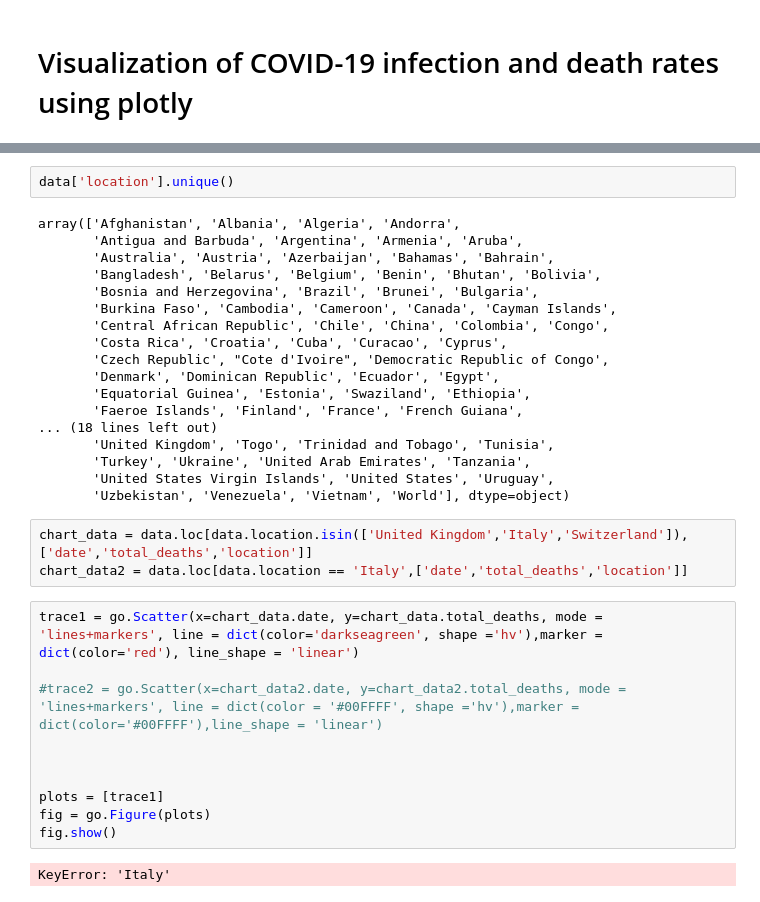
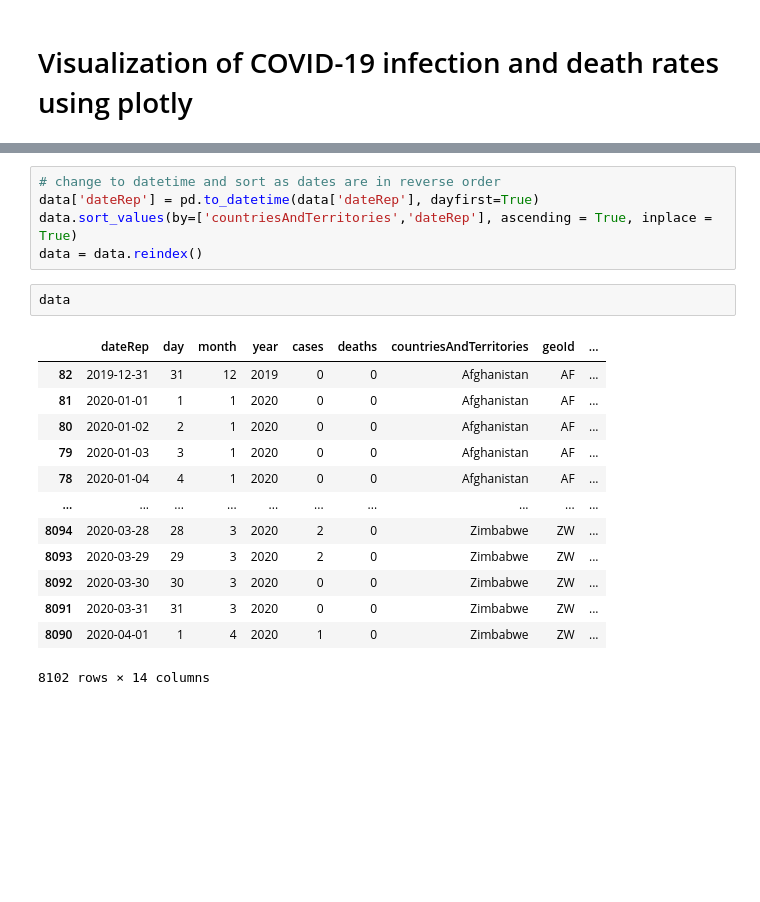
Before and after one commit to LUNDR/covid-19, a Jupyter notebook: plotly_viz.ipynb, the cells around one changed output, grey strips where cells are left out. Saved outputs shown, nothing was run; the diff lists cells and outputs as text; blank space fills up the shorter version.

```diff
--- a/plotly_viz.ipynb
+++ b/plotly_viz.ipynb
@@ -30,35 +55,21 @@ memory usage: 134.5+ KB
+# %%
+# change to datetime and sort as dates are in reverse order
+data['dateRep'] = pd.to_datetime(data['dateRep'], dayfirst=True)
+data.sort_values(by=['countriesAndTerritories','dateRep'], ascending = True, inplace = True)
+data = data.reindex()
 # %%
-data['location'].unique()
+data
 # %% [output]
+|  | dateRep | day | month | year | cases | deaths | countriesAndTerritories | geoId | ... |
+| 82 | 2019-12-31 | 31 | 12 | 2019 | 0 | 0 | Afghanistan | AF | ... |
+| 81 | 2020-01-01 | 1 | 1 | 2020 | 0 | 0 | Afghanistan | AF | ... |
+| 80 | 2020-01-02 | 2 | 1 | 2020 | 0 | 0 | Afghanistan | AF | ... |
+| 79 | 2020-01-03 | 3 | 1 | 2020 | 0 | 0 | Afghanistan | AF | ... |
+| 78 | 2020-01-04 | 4 | 1 | 2020 | 0 | 0 | Afghanistan | AF | ... |
+| ... | ... | ... | ... | ... | ... | ... | ... | ... | ... |
+| 8094 | 2020-03-28 | 28 | 3 | 2020 | 2 | 0 | Zimbabwe | ZW | ... |
+| 8093 | 2020-03-29 | 29 | 3 | 2020 | 2 | 0 | Zimbabwe | ZW | ... |
+| 8092 | 2020-03-30 | 30 | 3 | 2020 | 0 | 0 | Zimbabwe | ZW | ... |
+| 8091 | 2020-03-31 | 31 | 3 | 2020 | 0 | 0 | Zimbabwe | ZW | ... |
+| 8090 | 2020-04-01 | 1 | 4 | 2020 | 1 | 0 | Zimbabwe | ZW | ... |
-array(['Afghanistan', 'Albania', 'Algeria', 'Andorra',
-       'Antigua and Barbuda', 'Argentina', 'Armenia', 'Aruba',
-       'Australia', 'Austria', 'Azerbaijan', 'Bahamas', 'Bahrain',
-       'Bangladesh', 'Belarus', 'Belgium', 'Benin', 'Bhutan', 'Bolivia',
-       'Bosnia and Herzegovina', 'Brazil', 'Brunei', 'Bulgaria',
-       'Burkina Faso', 'Cambodia', 'Cameroon', 'Canada', 'Cayman Islands',
-       'Central African Republic', 'Chile', 'China', 'Colombia', 'Congo',
-       'Costa Rica', 'Croatia', 'Cuba', 'Curacao', 'Cyprus',
-       'Czech Republic', "Cote d'Ivoire", 'Democratic Republic of Congo',
-       'Denmark', 'Dominican Republic', 'Ecuador', 'Egypt',
-       'Equatorial Guinea', 'Estonia', 'Swaziland', 'Ethiopia',
-       'Faeroe Islands', 'Finland', 'France', 'French Guiana',
-... (18 lines left out)
-       'United Kingdom', 'Togo', 'Trinidad and Tobago', 'Tunisia',
-       'Turkey', 'Ukraine', 'United Arab Emirates', 'Tanzania',
-       'United States Virgin Islands', 'United States', 'Uruguay',
-       'Uzbekistan', 'Venezuela', 'Vietnam', 'World'], dtype=object)
+8102 rows × 14 columns
-# %%
-chart_data = data.loc[data.location.isin(['United Kingdom','Italy','Switzerland']),['date','total_deaths','location']]
-chart_data2 = data.loc[data.location == 'Italy',['date','total_deaths','location']]
-# %%
-trace1 = go.Scatter(x=chart_data.date, y=chart_data.total_deaths, mode = 'lines+markers', line = dict(color='darkseagreen', shape ='hv'),marker = dict(color='red'), line_shape = 'linear')
-
-#trace2 = go.Scatter(x=chart_data2.date, y=chart_data2.total_deaths, mode = 'lines+markers', line = dict(color = '#00FFFF', shape ='hv'),marker = dict(color='#00FFFF'),line_shape = 'linear')
-
-
-
-plots = [trace1]
-fig = go.Figure(plots)
-fig.show()
-# %% [output]
-KeyError: 'Italy'
```
Also changed, not shown: parts of 12 cells of this notebook.
